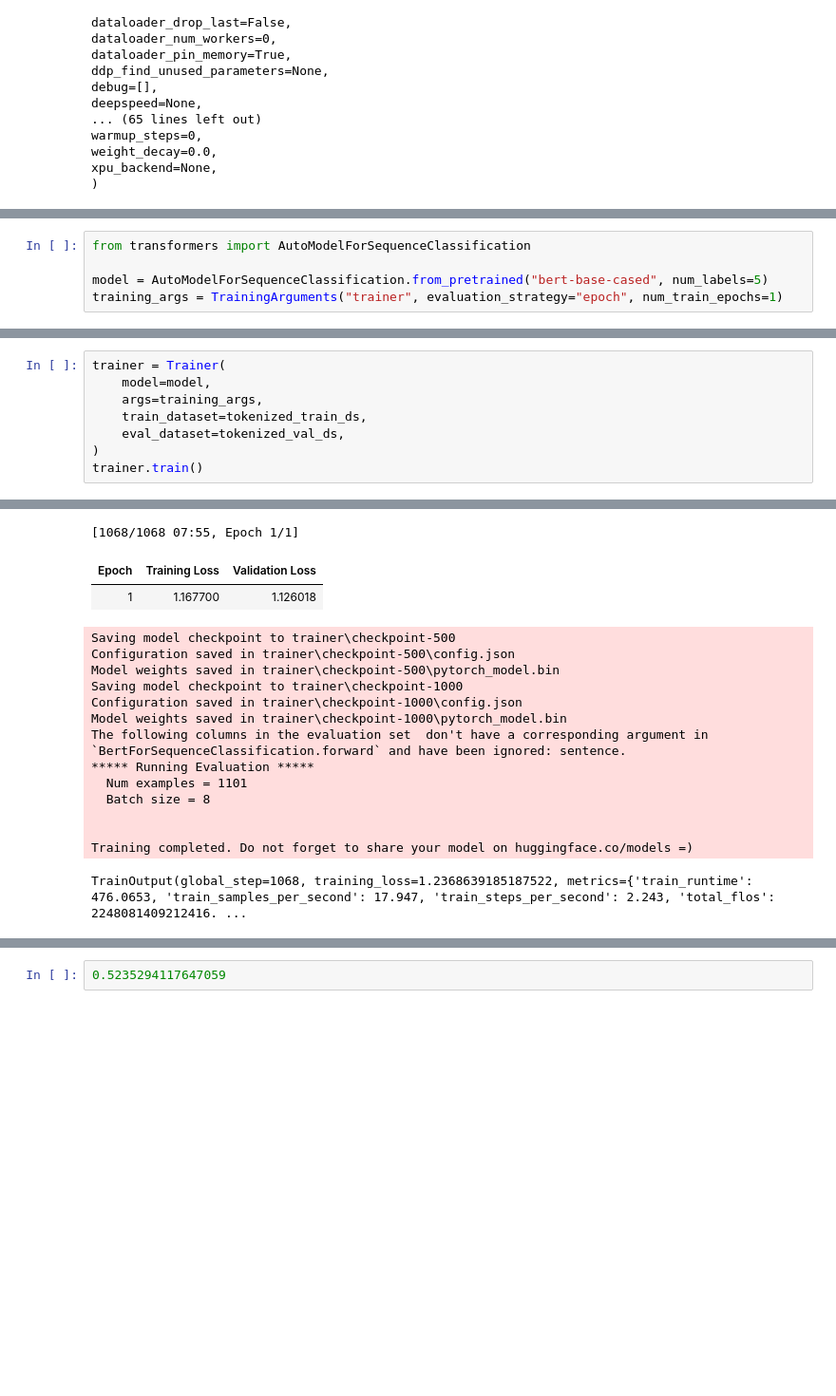
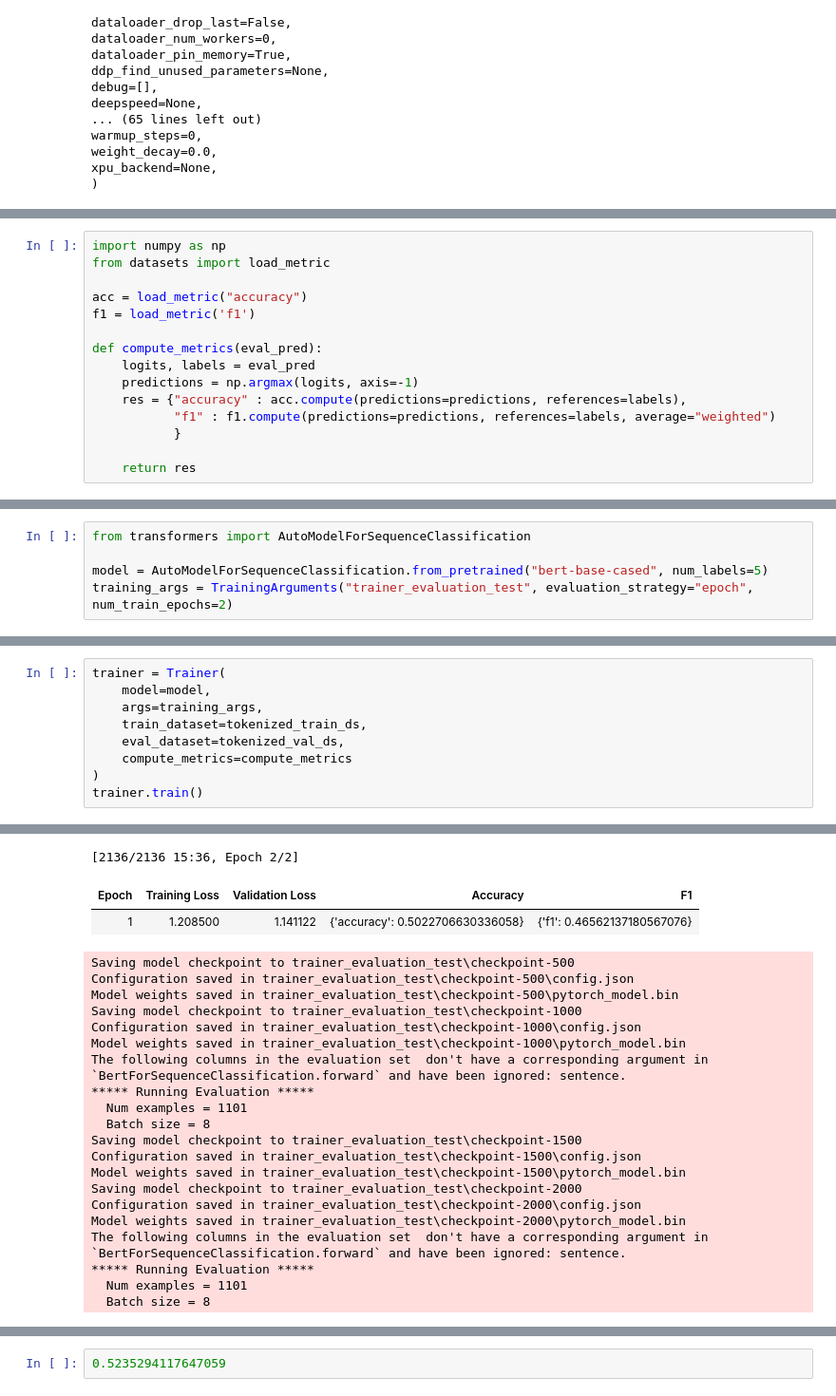
Before and after one commit to JulienGervai/sys843, a Jupyter notebook: sst/BERT/BERT_SST.ipynb, the cells around one changed output, grey strips where cells are left out. Shown at 95% size. Saved outputs shown, nothing was run; the diff lists cells and outputs as text; blank space fills up the shorter version.

```diff
--- a/sst/BERT/BERT_SST.ipynb
+++ b/sst/BERT/BERT_SST.ipynb
@@ -198,0 +241,15 @@ plt.show()
+# %%
+import numpy as np
+from datasets import load_metric
+
+acc = load_metric("accuracy")
+f1 = load_metric('f1')
+
+def compute_metrics(eval_pred):
+    logits, labels = eval_pred
+    predictions = np.argmax(logits, axis=-1)
+    res = {"accuracy" : acc.compute(predictions=predictions, references=labels),
+           "f1" : f1.compute(predictions=predictions, references=labels, average="weighted")
+           }
+
+    return res
@@ -200,7 +281,7 @@ plt.show()
 from transformers import AutoModelForSequenceClassification
 
 model = AutoModelForSequenceClassification.from_pretrained("bert-base-cased", num_labels=5)
-training_args = TrainingArguments("trainer", evaluation_strategy="epoch", num_train_epochs=1)
+training_args = TrainingArguments("trainer_evaluation_test", evaluation_strategy="epoch", num_train_epochs=2)
 # %% [output]
 loading configuration file https://huggingface.co/bert-base-cased/resolve/main/config.json from cache at C:\Users\AR88750/.cache\huggingface\transformers\a803e0468a8fe090683bdc453f4fac622804f49de86d7c ...
 Model config BertConfig {
@@ -225,6 +306,7 @@ trainer = Trainer(
     args=training_args,
     train_dataset=tokenized_train_ds,
     eval_dataset=tokenized_val_ds,
+    compute_metrics=compute_metrics
 )
 trainer.train()
 # %% [output]
@@ -239,20 +321,26 @@ The following columns in the training set  don't have a corresponding argument i
-[1068/1068 07:55, Epoch 1/1]
+[2136/2136 15:36, Epoch 2/2]
-| Epoch | Training Loss | Validation Loss |
-| 1 | 1.167700 | 1.126018 |
+| Epoch | Training Loss | Validation Loss | Accuracy | F1 |
+| 1 | 1.208500 | 1.141122 | {'accuracy': 0.5022706630336058} | {'f1': 0.46562137180567076} |
-Saving model checkpoint to trainer\checkpoint-500
-Configuration saved in trainer\checkpoint-500\config.json
-Model weights saved in trainer\checkpoint-500\pytorch_model.bin
-Saving model checkpoint to trainer\checkpoint-1000
-Configuration saved in trainer\checkpoint-1000\config.json
-Model weights saved in trainer\checkpoint-1000\pytorch_model.bin
+Saving model checkpoint to trainer_evaluation_test\checkpoint-500
+Configuration saved in trainer_evaluation_test\checkpoint-500\config.json
+Model weights saved in trainer_evaluation_test\checkpoint-500\pytorch_model.bin
+Saving model checkpoint to trainer_evaluation_test\checkpoint-1000
+Configuration saved in trainer_evaluation_test\checkpoint-1000\config.json
+Model weights saved in trainer_evaluation_test\checkpoint-1000\pytorch_model.bin
 The following columns in the evaluation set  don't have a corresponding argument in `BertForSequenceClassification.forward` and have been ignored: sentence.
 ***** Running Evaluation *****
   Num examples = 1101
   Batch size = 8
-
-
-Training completed. Do not forget to share your model on huggingface.co/models =)
+Saving model checkpoint to trainer_evaluation_test\checkpoint-1500
+Configuration saved in trainer_evaluation_test\checkpoint-1500\config.json
+Model weights saved in trainer_evaluation_test\checkpoint-1500\pytorch_model.bin
+Saving model checkpoint to trainer_evaluation_test\checkpoint-2000
+Configuration saved in trainer_evaluation_test\checkpoint-2000\config.json
+Model weights saved in trainer_evaluation_test\checkpoint-2000\pytorch_model.bin
+The following columns in the evaluation set  don't have a corresponding argument in `BertForSequenceClassification.forward` and have been ignored: sentence.
+***** Running Evaluation *****
+  Num examples = 1101
+  Batch size = 8
-TrainOutput(global_step=1068, training_loss=1.2368639185187522, metrics={'train_runtime': 476.0653, 'train_samples_per_second': 17.947, 'train_steps_per_second': 2.243, 'total_flos': 2248081409212416. ...
 # %%
 trainer = Trainer(
     model=model,
```
Also changed, not shown: parts of 21 cells of this notebook.
